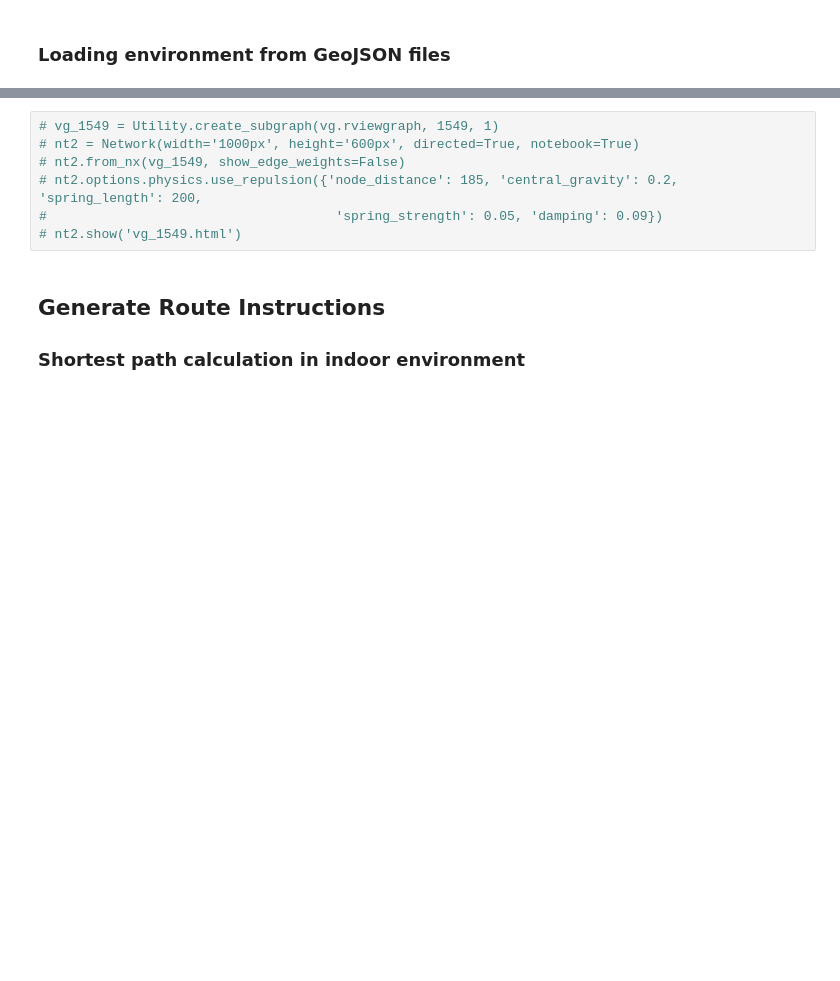
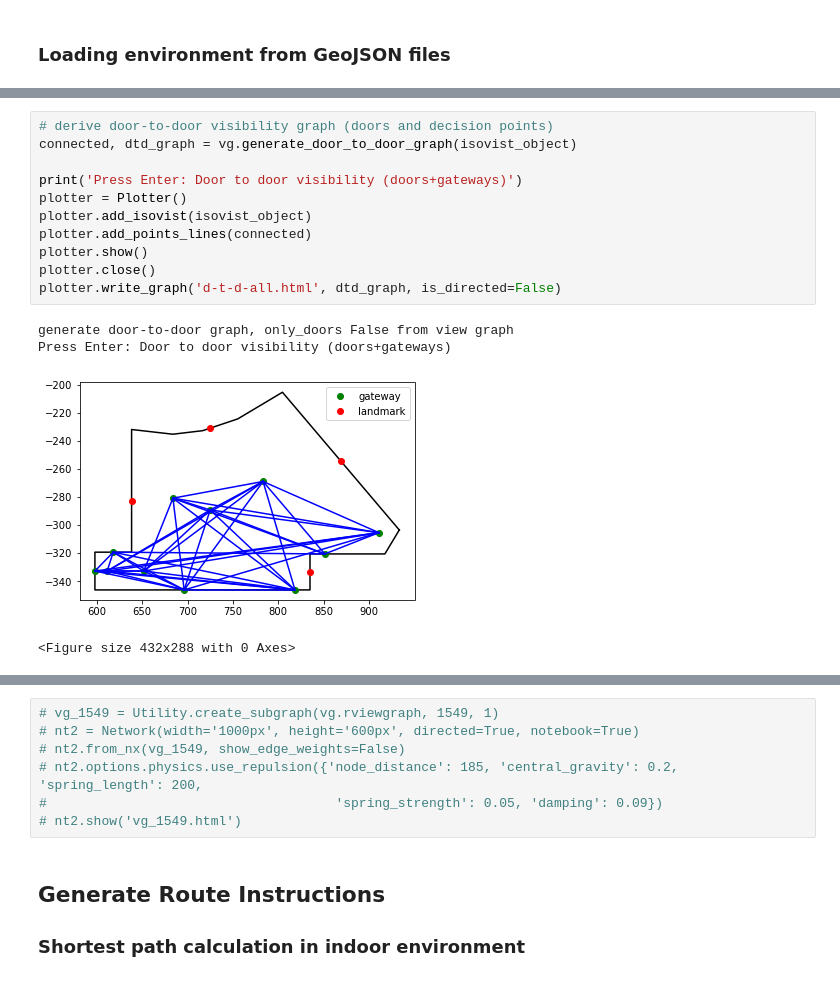
Before and after one commit to hamzeiehsan/indoor_view_graph, a Jupyter notebook: ViewGraph.ipynb, the cells around one changed output, grey strips where cells are left out. Drawn from its saved outputs; the diff is of its cells as text; blank space fills up the shorter version.

```diff
--- a/ViewGraph.ipynb
+++ b/ViewGraph.ipynb
@@ -77,0 +290,16 @@ reading GeoJSON files (boundary, holes, doors and decision points)
+# %%
+# derive door-to-door visibility graph (doors and decision points)
+connected, dtd_graph = vg.generate_door_to_door_graph(isovist_object)
+
+print('Press Enter: Door to door visibility (doors+gateways)')
+plotter = Plotter()
+plotter.add_isovist(isovist_object)
+plotter.add_points_lines(connected)
+plotter.show()
+plotter.close()
+plotter.write_graph('d-t-d-all.html', dtd_graph, is_directed=False)
+# %% [output]
+generate door-to-door graph, only_doors False from view graph
+Press Enter: Door to door visibility (doors+gateways)
+[figure, added]
+<Figure size 432x288 with 0 Axes>
```
Also changed, not shown: parts of 24 cells of this notebook, 2 other files.
